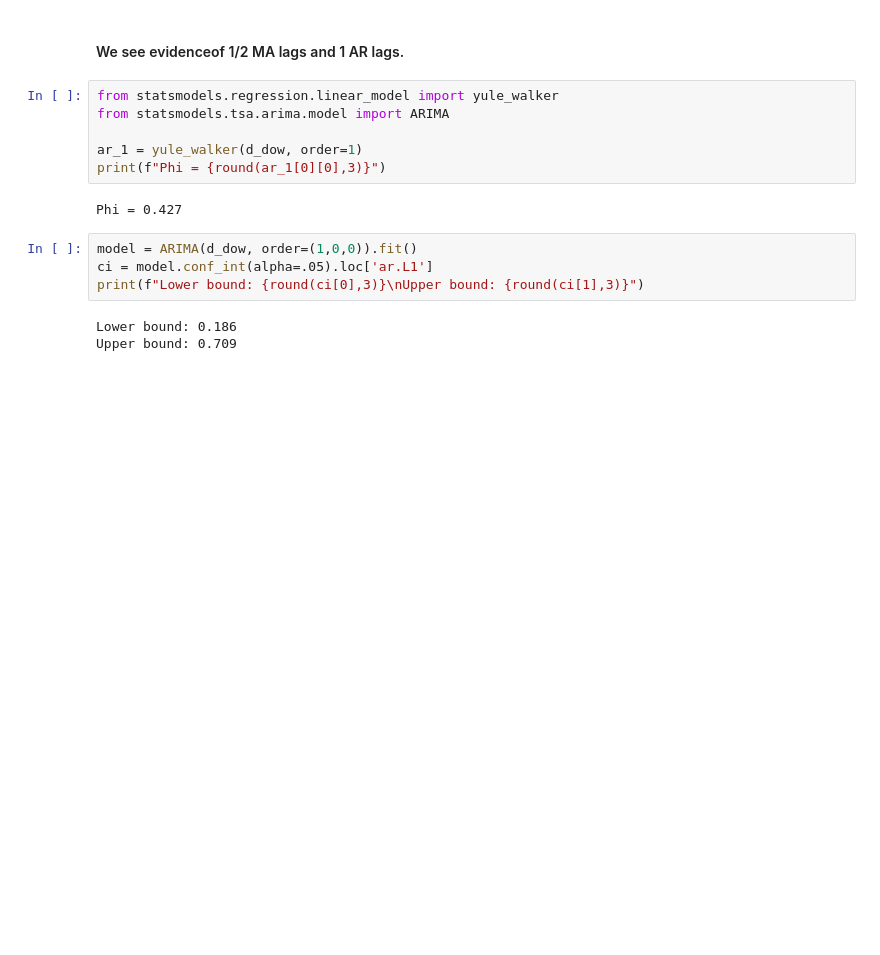
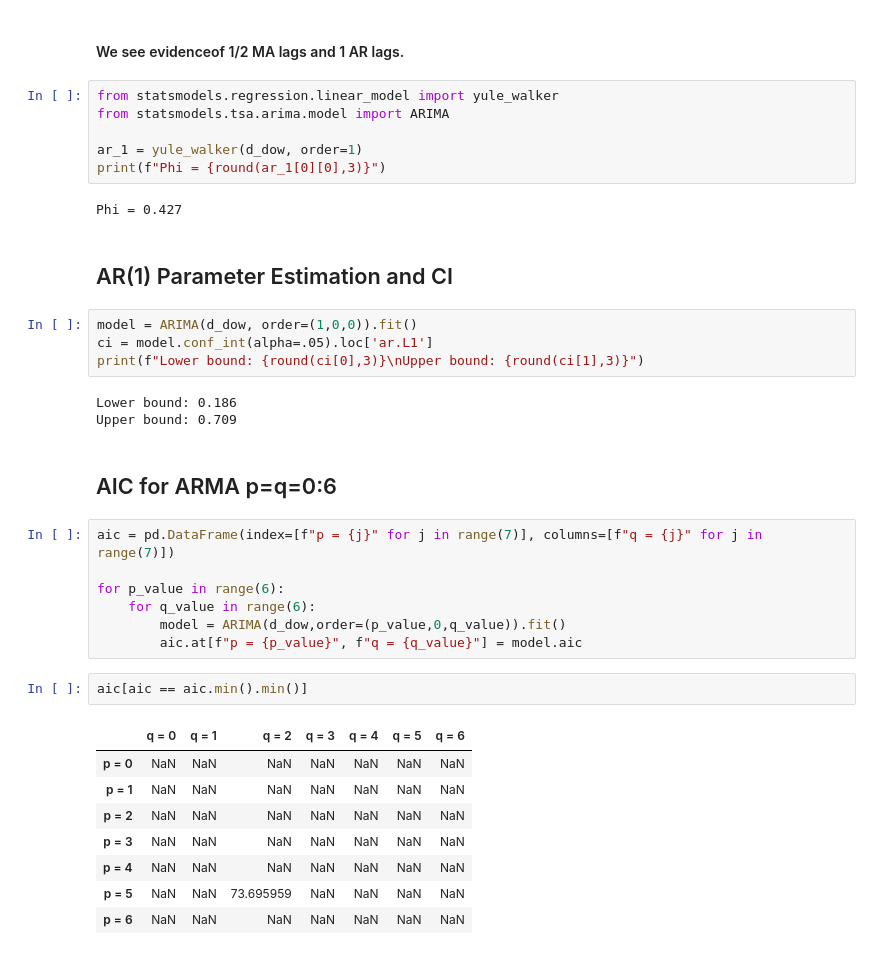
Before and after one commit to bwolfe0/Time_Series_PSTAT274, a Jupyter notebook: Lab_6/Lab_6_274.ipynb, the cells around one changed output. Drawn from its saved outputs; the diff is of its cells as text; blank space fills up the shorter version.

```diff
--- a/Lab_6/Lab_6_274.ipynb
+++ b/Lab_6/Lab_6_274.ipynb
@@ -50,6 +52,8 @@ ar_1 = yule_walker(d_dow, order=1)
 print(f"Phi = {round(ar_1[0][0],3)}")
 # %% [output]
 Phi = 0.427
+# %% [markdown]
+## AR(1) Parameter Estimation and CI
 # %%
 model = ARIMA(d_dow, order=(1,0,0)).fit()
 ci = model.conf_int(alpha=.05).loc['ar.L1']
@@ -57,3 +61,23 @@ print(f"Lower bound: {round(ci[0],3)}\nUpper bound: {round(ci[1],3)}")
 # %% [output]
 Lower bound: 0.186
 Upper bound: 0.709
+# %% [markdown]
+## AIC for ARMA p=q=0:6
+# %%
+aic = pd.DataFrame(index=[f"p = {j}" for j in range(7)], columns=[f"q = {j}" for j in range(7)])
+
+for p_value in range(6):
+    for q_value in range(6):
+        model = ARIMA(d_dow,order=(p_value,0,q_value)).fit()
+        aic.at[f"p = {p_value}", f"q = {q_value}"] = model.aic
+# %%
+aic[aic == aic.min().min()]
+# %% [output]
+|  | q = 0 | q = 1 | q = 2 | q = 3 | q = 4 | q = 5 | q = 6 |
+| p = 0 | NaN | NaN | NaN | NaN | NaN | NaN | NaN |
+| p = 1 | NaN | NaN | NaN | NaN | NaN | NaN | NaN |
+| p = 2 | NaN | NaN | NaN | NaN | NaN | NaN | NaN |
+| p = 3 | NaN | NaN | NaN | NaN | NaN | NaN | NaN |
+| p = 4 | NaN | NaN | NaN | NaN | NaN | NaN | NaN |
+| p = 5 | NaN | NaN | 73.695959 | NaN | NaN | NaN | NaN |
+| p = 6 | NaN | NaN | NaN | NaN | NaN | NaN | NaN |
```
Also changed, not shown: parts of 8 cells of this notebook.
